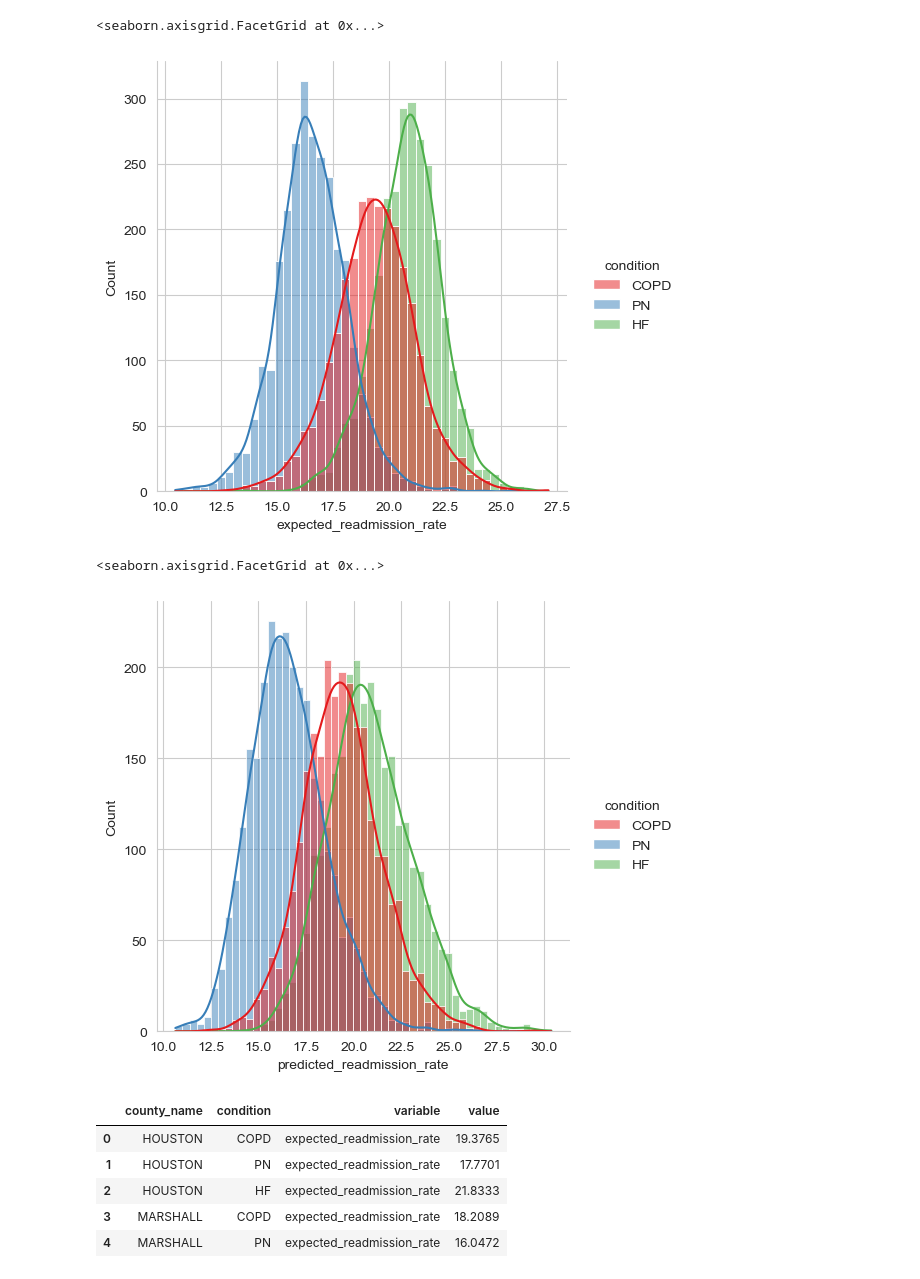
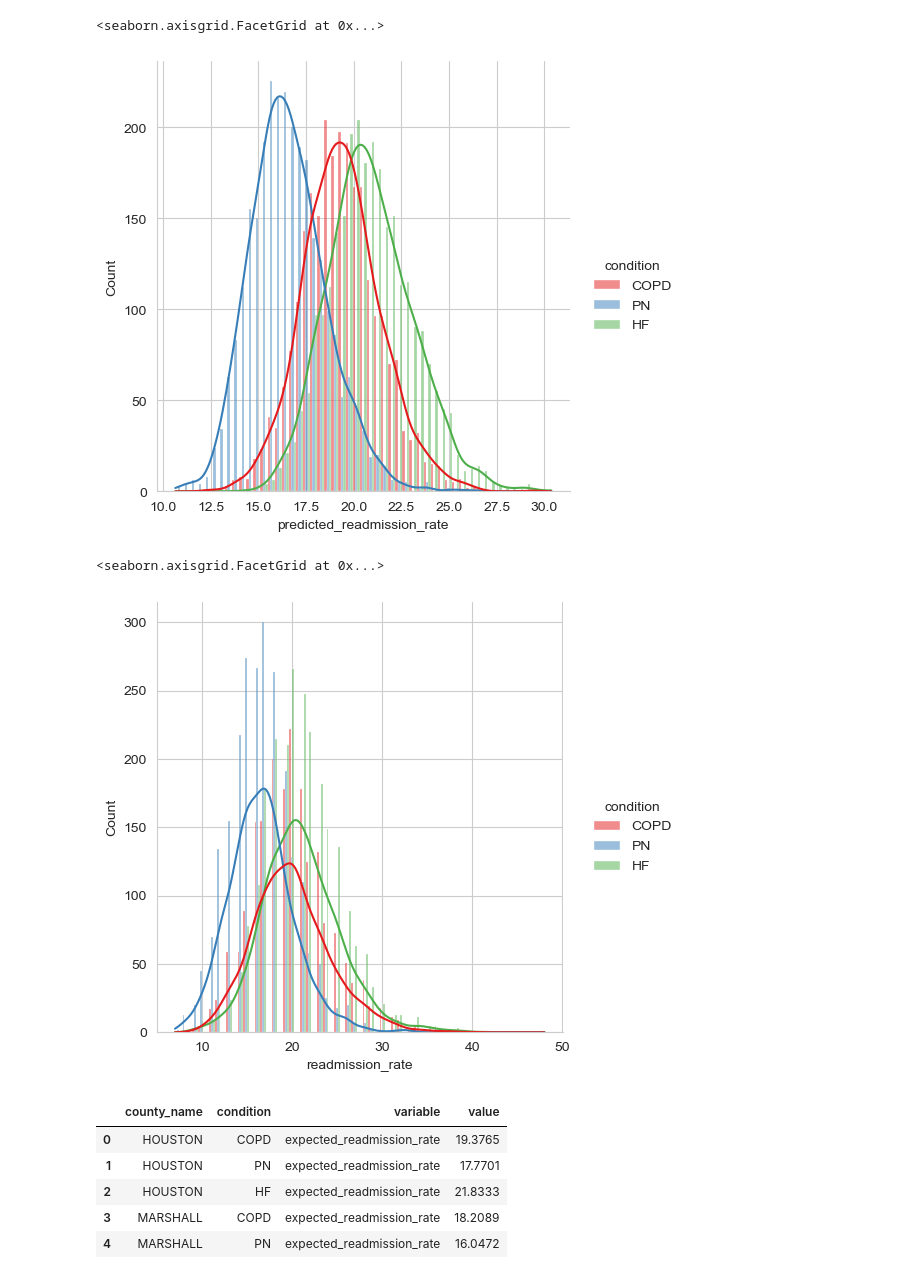
Before and after one commit to DS4A-2023-Team-20/ca-sdoh, a Jupyter notebook: code/batool/eda.ipynb, the cells around one changed output. Drawn from its saved outputs; the diff is of its cells as text; code cells hidden in the pictures.

```diff
--- a/code/batool/eda.ipynb
+++ b/code/batool/eda.ipynb
@@ -12,13 +30,13 @@ sns.set_palette("Set1")
 # %%
-sns.displot(df,x='expected_readmission_rate',hue='condition',kde=True)
+sns.displot(df,x='predicted_readmission_rate',hue='condition',kde=True,multiple='dodge')
 # %% [output]
 <seaborn.axisgrid.FacetGrid at 0x...>
-[figure, old version]
+[figure, new version]
 # %%
-sns.displot(df,x='predicted_readmission_rate',hue='condition',kde=True)
+sns.displot(df,x='readmission_rate',hue='condition',kde=True,multiple='dodge')
 # %% [output]
 <seaborn.axisgrid.FacetGrid at 0x...>
-[figure, old version]
+[figure, new version]
 # %%
 readm = df.melt(id_vars=['county_name','condition'],value_vars=['expected_readmission_rate','predicted_readmission_rate'])
 readm.dropna(subset='value',inplace=True)
```
Also changed, not shown: parts of 2 cells of this notebook.
